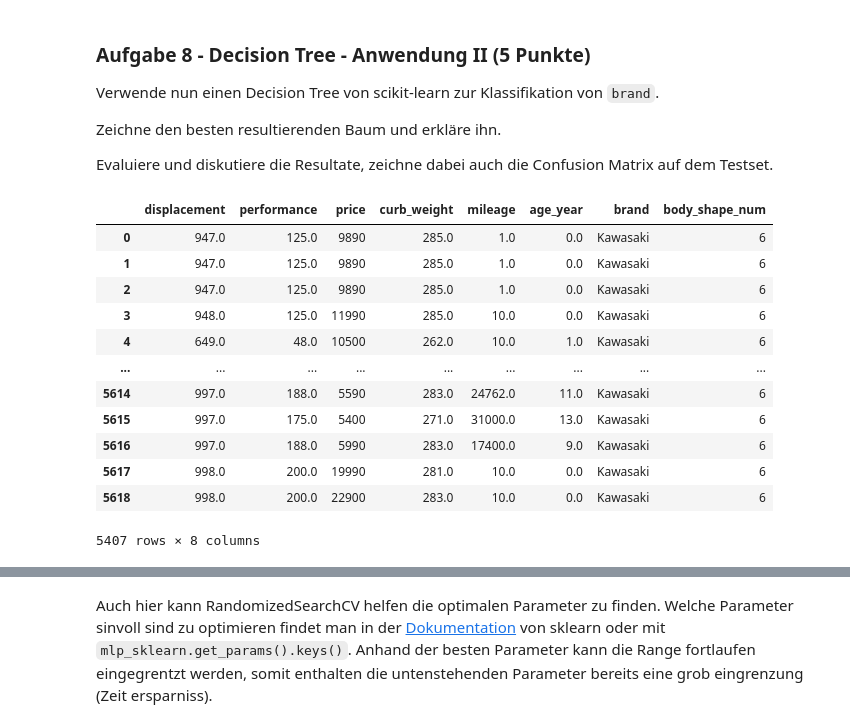
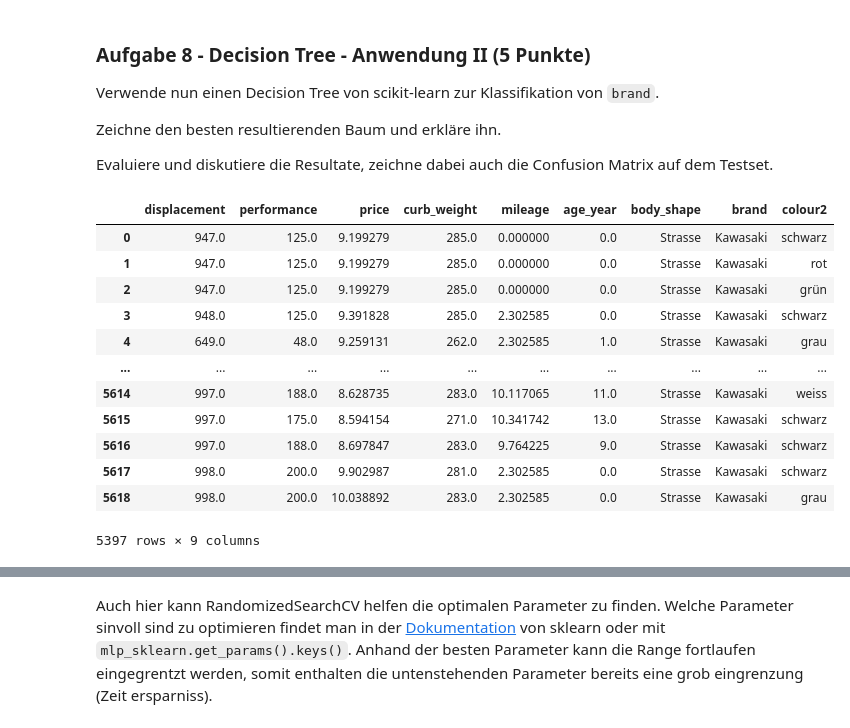
Before and after one commit to rootpi2203/ds_gml, a Jupyter notebook: gml_minichallenge_2/gml_minichallenge_2.ipynb, the cells around one changed output, grey strips where cells are left out. Cells and saved outputs as stored; diff of their text form; code cells hidden in the pictures.

```diff
--- a/gml_minichallenge_2/gml_minichallenge_2.ipynb
+++ b/gml_minichallenge_2/gml_minichallenge_2.ipynb
@@ -2665,28 +2683,24 @@ Evaluiere und diskutiere die Resultate, zeichne dabei auch die Confusion Matrix
 # %%
 from sklearn.tree import DecisionTreeClassifier
 from sklearn.model_selection import GridSearchCV
 from sklearn.model_selection import RandomizedSearchCV
 
 # Daten vorbereiten
-attr_tree_2 = ['displacement', 'performance', 'price', 'curb_weight', 'mileage', 'age_year', 'body_shape', 'brand']
-df_tree_model2 = df_moto_clean[attr_tree_2]
-
-# setze Attribute body_shape als Zahl
-df_tree_model2_num = df_tree_model2.copy()
-df_tree_model2_num['body_shape_num'] = df_tree_model2['body_shape'].cat.codes.copy()
-df_tree_model2_num.drop('body_shape', axis=1, inplace=True)
-df_tree_model2_num
+attr_tree_2 = ['displacement', 'performance', 'price', 'curb_weight', 'mileage', 'age_year', 'body_shape', 'brand', 'colour2']
+df_tree_model2 = df_moto_clean_mlp[attr_tree_2].copy()
+df_tree_model2['colour2'] = df_tree_model2['colour2'].astype('category')
+df_tree_model2
 # %% [output]
-|  | displacement | performance | price | curb_weight | mileage | age_year | brand | body_shape_num |
-| 0 | 947.0 | 125.0 | 9890 | 285.0 | 1.0 | 0.0 | Kawasaki | 6 |
-| 1 | 947.0 | 125.0 | 9890 | 285.0 | 1.0 | 0.0 | Kawasaki | 6 |
-| 2 | 947.0 | 125.0 | 9890 | 285.0 | 1.0 | 0.0 | Kawasaki | 6 |
-| 3 | 948.0 | 125.0 | 11990 | 285.0 | 10.0 | 0.0 | Kawasaki | 6 |
-| 4 | 649.0 | 48.0 | 10500 | 262.0 | 10.0 | 1.0 | Kawasaki | 6 |
-| ... | ... | ... | ... | ... | ... | ... | ... | ... |
-| 5614 | 997.0 | 188.0 | 5590 | 283.0 | 24762.0 | 11.0 | Kawasaki | 6 |
-| 5615 | 997.0 | 175.0 | 5400 | 271.0 | 31000.0 | 13.0 | Kawasaki | 6 |
-| 5616 | 997.0 | 188.0 | 5990 | 283.0 | 17400.0 | 9.0 | Kawasaki | 6 |
-| 5617 | 998.0 | 200.0 | 19990 | 281.0 | 10.0 | 0.0 | Kawasaki | 6 |
-| 5618 | 998.0 | 200.0 | 22900 | 283.0 | 10.0 | 0.0 | Kawasaki | 6 |
+|  | displacement | performance | price | curb_weight | mileage | age_year | body_shape | brand | colour2 |
+| 0 | 947.0 | 125.0 | 9.199279 | 285.0 | 0.000000 | 0.0 | Strasse | Kawasaki | schwarz |
+| 1 | 947.0 | 125.0 | 9.199279 | 285.0 | 0.000000 | 0.0 | Strasse | Kawasaki | rot |
+| 2 | 947.0 | 125.0 | 9.199279 | 285.0 | 0.000000 | 0.0 | Strasse | Kawasaki | grün |
+| 3 | 948.0 | 125.0 | 9.391828 | 285.0 | 2.302585 | 0.0 | Strasse | Kawasaki | schwarz |
+| 4 | 649.0 | 48.0 | 9.259131 | 262.0 | 2.302585 | 1.0 | Strasse | Kawasaki | grau |
+| ... | ... | ... | ... | ... | ... | ... | ... | ... | ... |
+| 5614 | 997.0 | 188.0 | 8.628735 | 283.0 | 10.117065 | 11.0 | Strasse | Kawasaki | weiss |
+| 5615 | 997.0 | 175.0 | 8.594154 | 271.0 | 10.341742 | 13.0 | Strasse | Kawasaki | schwarz |
+| 5616 | 997.0 | 188.0 | 8.697847 | 283.0 | 9.764225 | 9.0 | Strasse | Kawasaki | schwarz |
+| 5617 | 998.0 | 200.0 | 9.902987 | 281.0 | 2.302585 | 0.0 | Strasse | Kawasaki | schwarz |
+| 5618 | 998.0 | 200.0 | 10.038892 | 283.0 | 2.302585 | 0.0 | Strasse | Kawasaki | grau |
-5407 rows × 8 columns
+5397 rows × 9 columns
```
Also changed, not shown: parts of 28 cells of this notebook.
